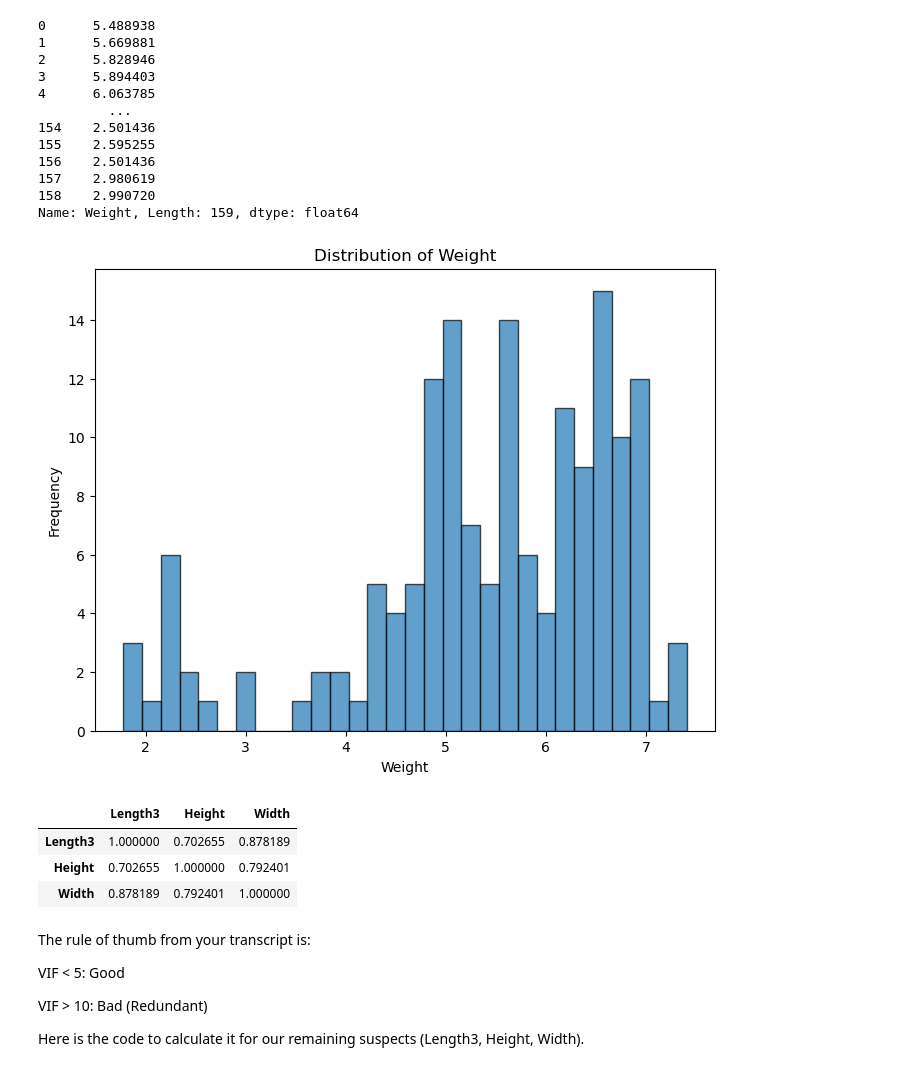
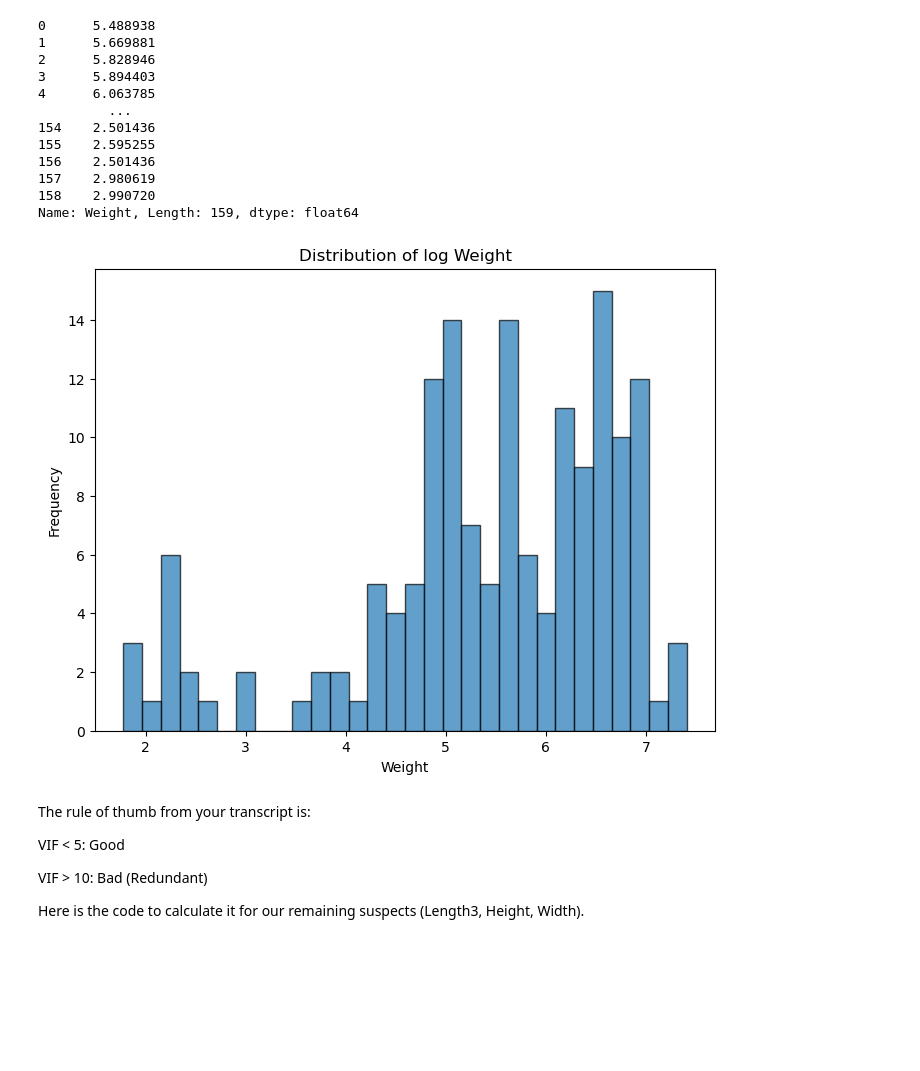
Before and after one commit to muratbek-kebtarum/ASDA_2025_Group_5_Portfolio, a Jupyter notebook: notebooks/week_07_group_5_notebook.ipynb, the cells around one changed output. Saved outputs shown, nothing was run; the diff lists cells and outputs as text; code cells hidden in the pictures; blank space fills up the shorter version.

```diff
--- a/notebooks/week_07_group_5_notebook.ipynb
+++ b/notebooks/week_07_group_5_notebook.ipynb
@@ -152,19 +233,12 @@ df['log_Weight'] = np.log(df['Weight'])
 # %%
 plt.figure(figsize=(8,6))
 plt.hist(df['log_Weight'], bins=30, edgecolor='black', alpha=0.7)
-plt.title('Distribution of Weight')
+plt.title('Distribution of log Weight')
 plt.xlabel('Weight')
 plt.ylabel('Frequency')
 plt.show()
 # %% [output]
-[figure, old version]
+[figure, new version]
-# %%
-df[['Length3', 'Height', 'Width']].corr()
-# %% [output]
-|  | Length3 | Height | Width |
-| Length3 | 1.000000 | 0.702655 | 0.878189 |
-| Height | 0.702655 | 1.000000 | 0.792401 |
-| Width | 0.878189 | 0.792401 | 1.000000 |
 # %% [markdown]
 
 
```
Also changed, not shown: parts of 35 cells of this notebook.
